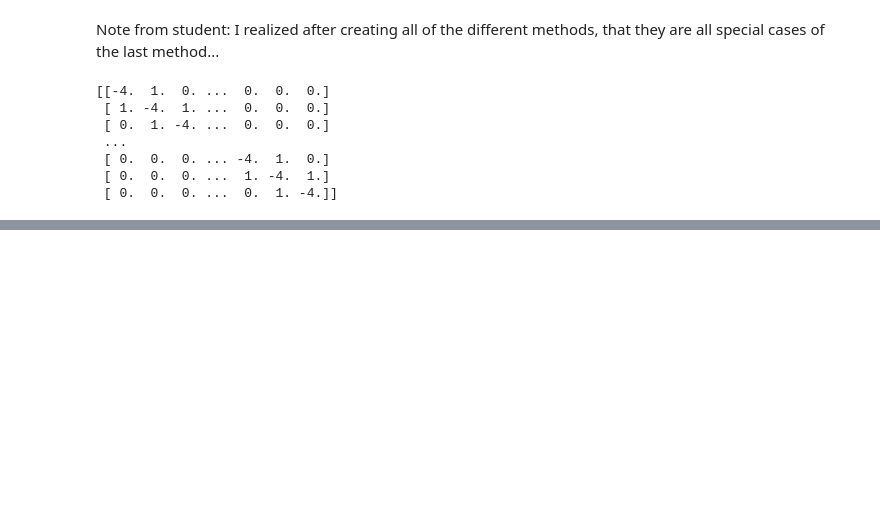
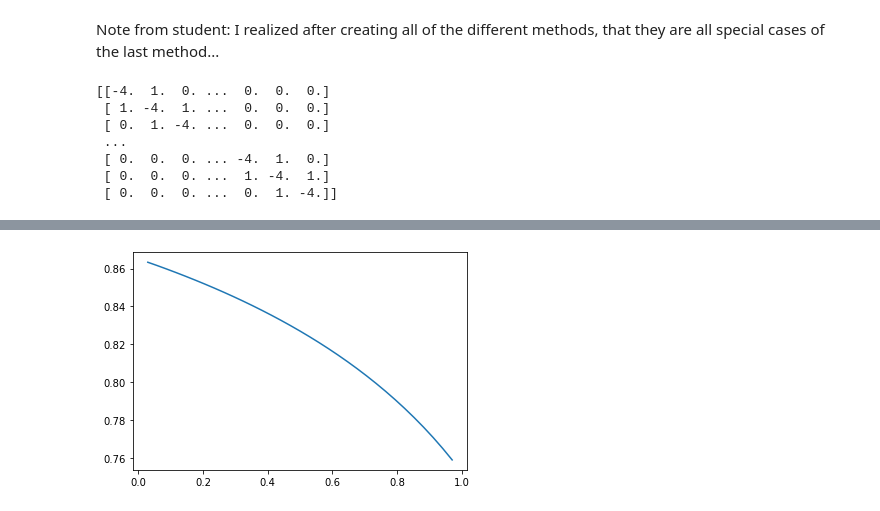
Before and after one commit to CelestialCry/Numerical-Methods, a Jupyter notebook: Øving/Assignment1.ipynb, the cells around one changed output, grey strips where cells are left out. Drawn from its saved outputs; the diff is of its cells as text; code cells hidden in the pictures; blank space fills up the shorter version.

```diff
--- a/Øving/Assignment1.ipynb
+++ b/Øving/Assignment1.ipynb
@@ -480,0 +532,36 @@ def testIteration(Iterative, initVal = False, A = test, f = randomVec(9, 10), u0
+# %%
+def optimalSOR(fineness, A, f, u, printable = False):
+    """
+    A test for finding different convergence rates for the SOR-method
+
+    --Parameters--
+    fineness - Integer
+        How many steps the graph should take
+    A - NumPy Matrix
+        iteration problem matrix
+    f - NumPy Array
+        iteration problem vector
+    u - NumPy Array
+        initial guess
+    printable - Bool
+        If it should print the graph or not print the graph
+
+    --Side-effect--
+    Prints a plot of the graph
+
+    --Returns--
+    Returns all the statistics from the SOR-tests
+    """
+    somethingsomething = [i/(fineness+1) for i in range(1, fineness+1)]
+    tests = [testIteration(SuccessOverRelaxMeth, False, A, f, u, 100, 1e-10, i/(fineness+1)) for i in range(1,fineness+1)]
+    if printable:
+        plt.figure()
+        plt.plot(somethingsomething, [el[0] for el in tests])
+
+    return tests
+
+f, u = randomVec(100, 10), randomVec(100, 10)
+
+hack = optimalSOR(33, toRun, f, u, True) # Need to bind the output, so that jupyter won't print it
+# %% [output]
+[figure, added]
```
Also changed, not shown: parts of 9 cells of this notebook.
